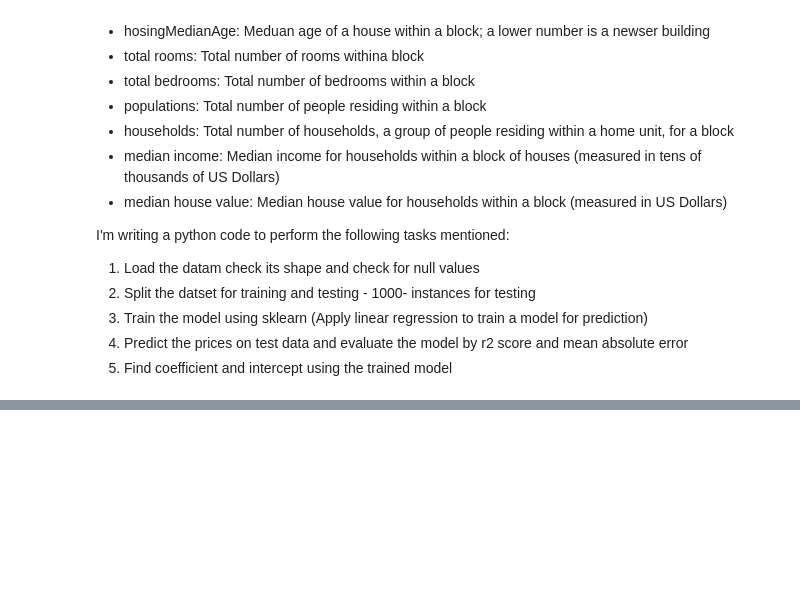
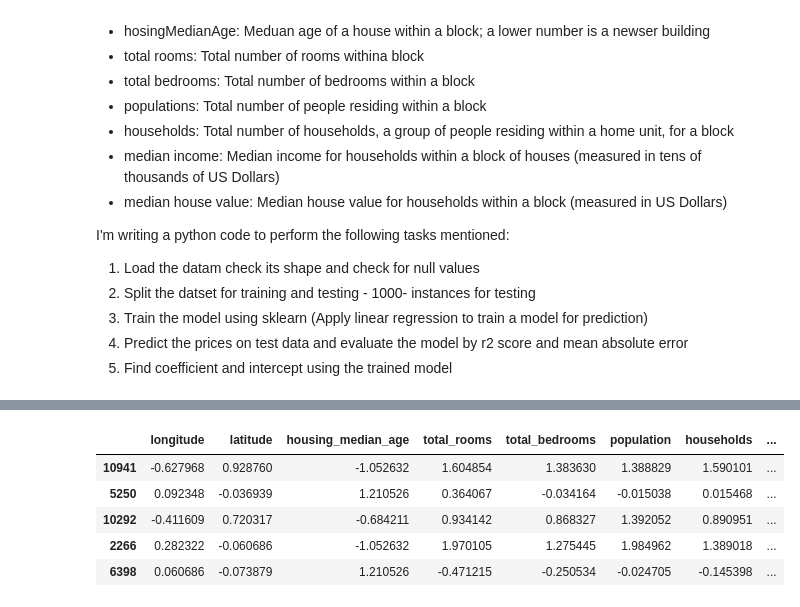
Before and after one commit to ekefan/ml_projects_for_edureka_internship, a Jupyter notebook: Problem_statement2Ass4.ipynb, the cells around one changed output, grey strips where cells are left out. Drawn from its saved outputs; the diff is of its cells as text; code cells hidden in the pictures; blank space fills up the shorter version.

```diff
--- a/Problem_statement2Ass4.ipynb
+++ b/Problem_statement2Ass4.ipynb
@@ -40,0 +139,17 @@ housing_df = pd.read_csv("./../Assignment_files/california_housing_train_ass4.cs
+# %%
+#Initialize the scaler
+scaler = RobustScaler()
+
+#Fit and transform the data in the shuffled_X columns
+for column in shuffled_X.columns:
+    shuffled_X[[column]] = scaler.fit_transform(shuffled_X[[column]])
+
+
+shuffled_X.head()
+# %% [output]
+|  | longitude | latitude | housing_median_age | total_rooms | total_bedrooms | population | households | ... |
+| 10941 | -0.627968 | 0.928760 | -1.052632 | 1.604854 | 1.383630 | 1.388829 | 1.590101 | ... |
+| 5250 | 0.092348 | -0.036939 | 1.210526 | 0.364067 | -0.034164 | -0.015038 | 0.015468 | ... |
+| 10292 | -0.411609 | 0.720317 | -0.684211 | 0.934142 | 0.868327 | 1.392052 | 0.890951 | ... |
+| 2266 | 0.282322 | -0.060686 | -1.052632 | 1.970105 | 1.275445 | 1.984962 | 1.389018 | ... |
+| 6398 | 0.060686 | -0.073879 | 1.210526 | -0.471215 | -0.250534 | -0.024705 | -0.145398 | ... |
```
Also changed, not shown: parts of 16 cells of this notebook.
